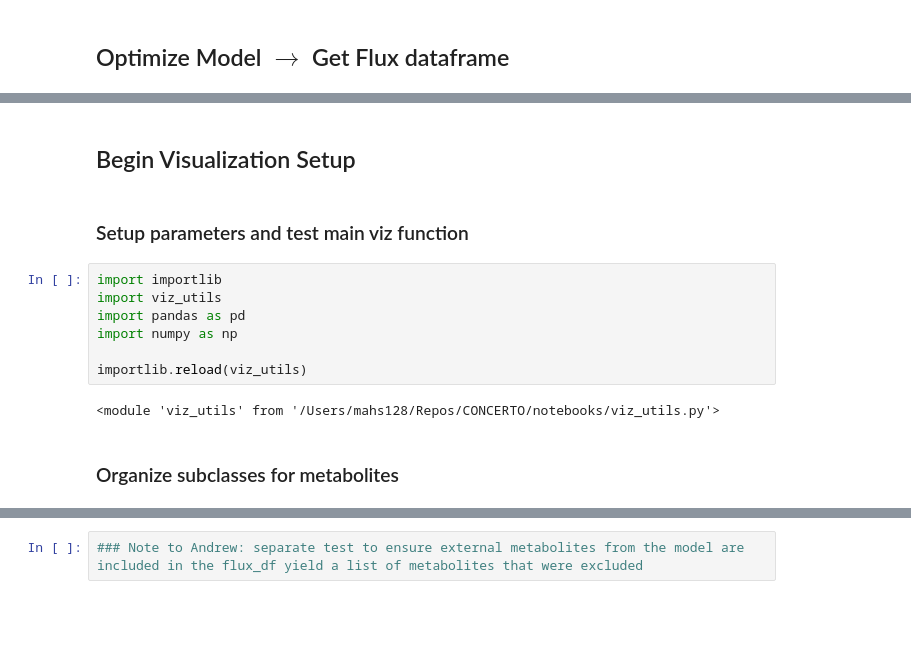
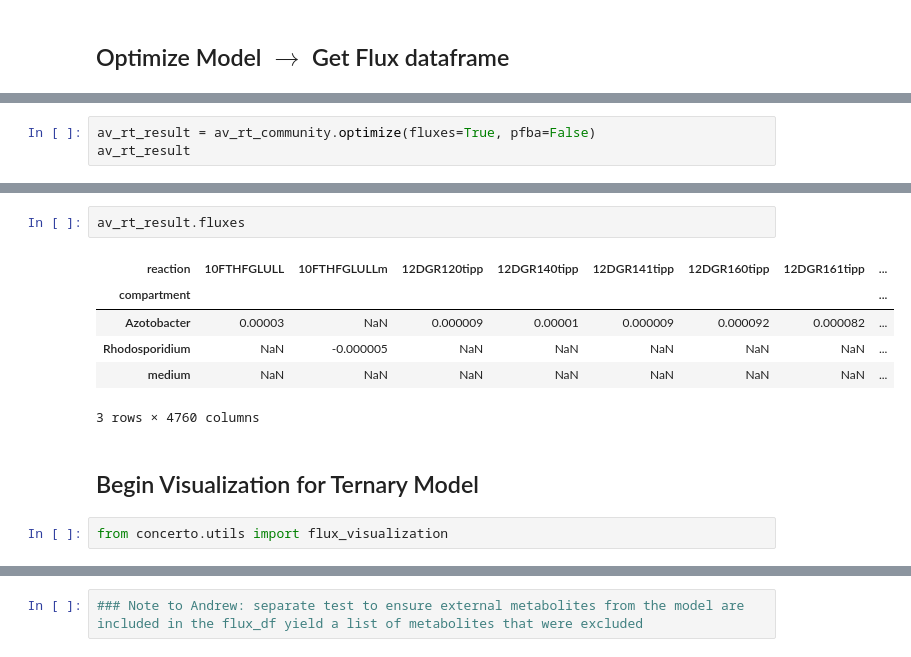
Before and after one commit to PNNL-CompBio/CONCERTO, a Jupyter notebook: notebooks/visualize_with_ConsortiumModels.ipynb, the cells around one changed output, grey strips where cells are left out. Saved outputs shown, nothing was run; the diff lists cells and outputs as text; blank space fills up the shorter version.

```diff
--- a/notebooks/visualize_with_ConsortiumModels.ipynb
+++ b/notebooks/visualize_with_ConsortiumModels.ipynb
@@ -69,0 +82,3 @@ result.fluxes
+# %%
+av_rt_result = av_rt_community.optimize(fluxes=True, pfba=False)
+av_rt_result
@@ -70,15 +94,13 @@ result.fluxes
+# %%
+av_rt_result.fluxes
+# %% [output]
+| reaction | 10FTHFGLULL | 10FTHFGLULLm | 12DGR120tipp | 12DGR140tipp | 12DGR141tipp | 12DGR160tipp | 12DGR161tipp | ... |
+| compartment |  |  |  |  |  |  |  | ... |
+| Azotobacter | 0.00003 | NaN | 0.000009 | 0.00001 | 0.000009 | 0.000092 | 0.000082 | ... |
+| Rhodosporidium | NaN | -0.000005 | NaN | NaN | NaN | NaN | NaN | ... |
+| medium | NaN | NaN | NaN | NaN | NaN | NaN | NaN | ... |
+3 rows × 4760 columns
 # %% [markdown]
-## Begin Visualization Setup
+## Begin Visualization for Ternary Model
-# %% [markdown]
-### Setup parameters and test main viz function
-# %%
-import importlib
-import viz_utils
-import pandas as pd
-import numpy as np
-
-importlib.reload(viz_utils)
-# %% [output]
-<module 'viz_utils' from '/Users/mahs128/Repos/CONCERTO/notebooks/viz_utils.py'>
-# %% [markdown]
-### Organize subclasses for metabolites
+# %%
+from concerto.utils import flux_visualization
```
Also changed, not shown: parts of 21 cells of this notebook.
